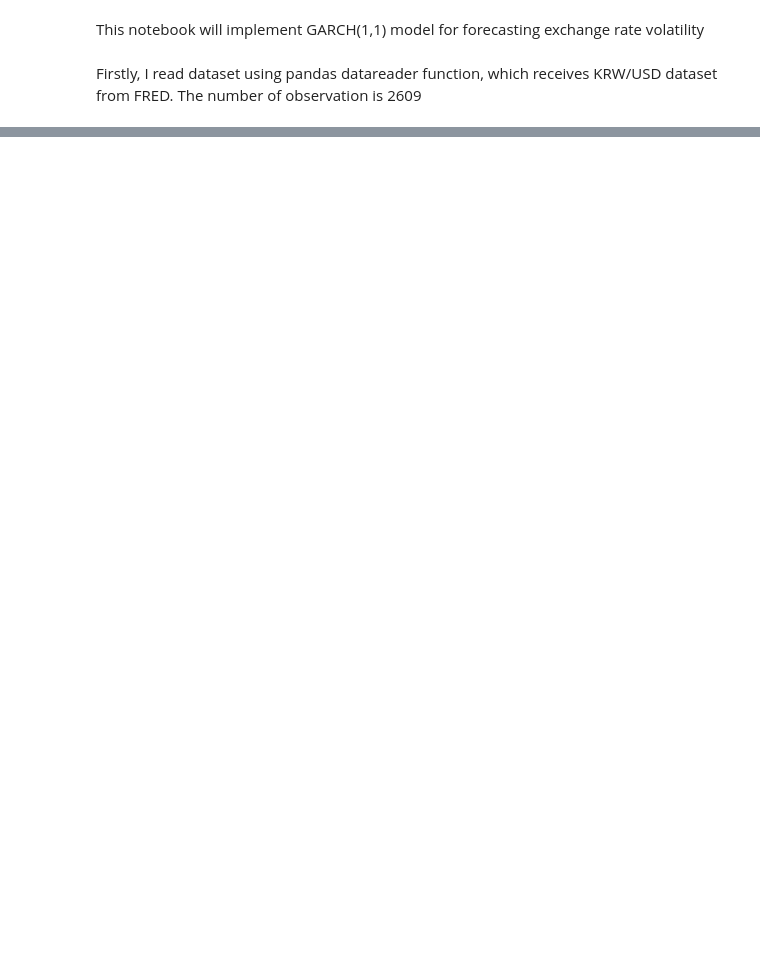
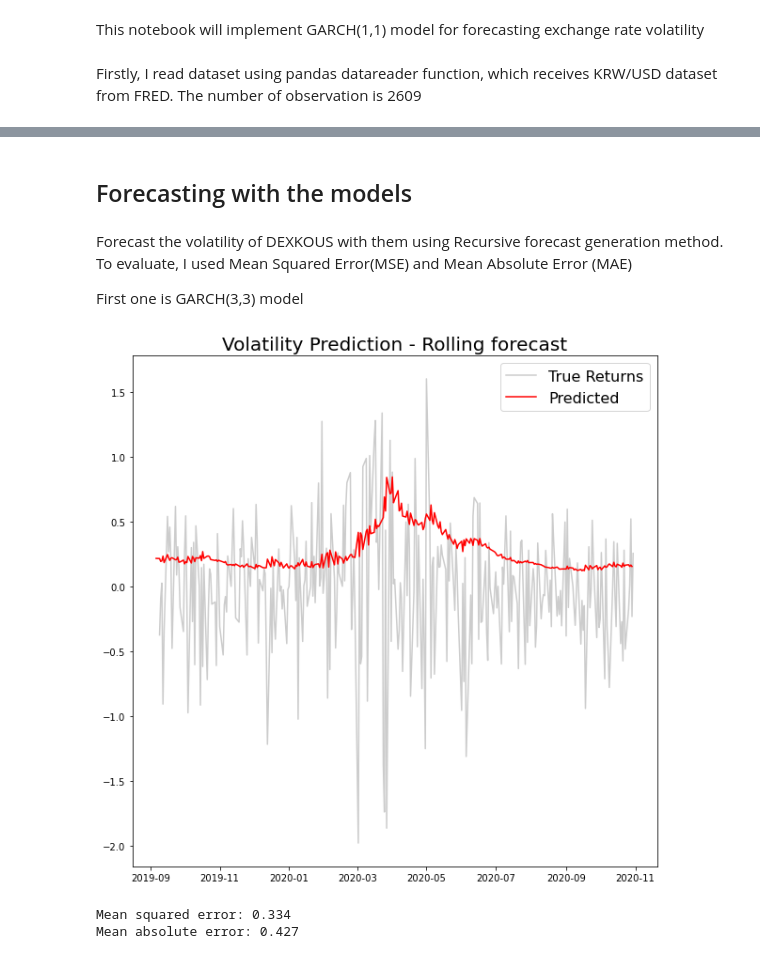
Before and after one commit to eddie8615/cs_project, a Jupyter notebook: GARCH Model.ipynb, the cells around one changed output, grey strips where cells are left out. Cells and saved outputs as stored; diff of their text form; code cells hidden in the pictures; blank space fills up the shorter version.

```diff
--- a/GARCH Model.ipynb
+++ b/GARCH Model.ipynb
@@ -206,0 +69,2 @@ print(np.corrcoef(armean_res.conditional_volatility, cmean_res.conditional_volat
+# %%
+gm = arch_model(returns, p=3, q=3, dist='normal')
@@ -206,0 +163,38 @@ print(np.corrcoef(armean_res.conditional_volatility, cmean_res.conditional_volat
+# %% [markdown]
+## Forecasting with the models
+# %% [markdown]
+Forecast the volatility of DEXKOUS with them using Recursive forecast generation method.
+To evaluate, I used Mean Squared Error(MSE) and Mean Absolute Error (MAE)
+
+First one is GARCH(3,3) model
+# %%
+rolling_predictions = {}
+test_size = 300
+end_loc = len(returns)-test_size
+train = 0
+for i in range(test_size):
+    train = returns[:-(test_size-i)]
+    gm = arch_model(train, p=3, q=3)
+    model_fit = gm.fit(first_obs=i, last_obs=i+end_loc,disp='off')
+    pred = model_fit.forecast(horizon=1).variance
+    fcast = pred.iloc[i+end_loc - 1]
+    rolling_predictions[fcast.name] = fcast
+
+rolling_predictions = pd.DataFrame(rolling_predictions).T
+
+plt.figure(figsize=(10,10))
+plt.plot(returns[-test_size:], alpha=0.4,color= 'grey')
+plt.plot(rolling_predictions, color='red')
+plt.title('Volatility Prediction - Rolling forecast', fontsize = 20)
+plt.legend(['True Returns', 'Predicted'], fontsize=16)
+plt.show()
+
+mse = mean_squared_error(returns[-test_size:], rolling_predictions)
+print("Mean squared error: {:.3g}".format(mse))
+
+mae = mean_absolute_error(returns[-test_size:], rolling_predictions)
+print("Mean absolute error: {:.3g}".format(mae))
+# %% [output]
+[figure, added]
+Mean squared error: 0.334
+Mean absolute error: 0.427
```
Also changed, not shown: parts of 40 cells of this notebook, 5 other files.
